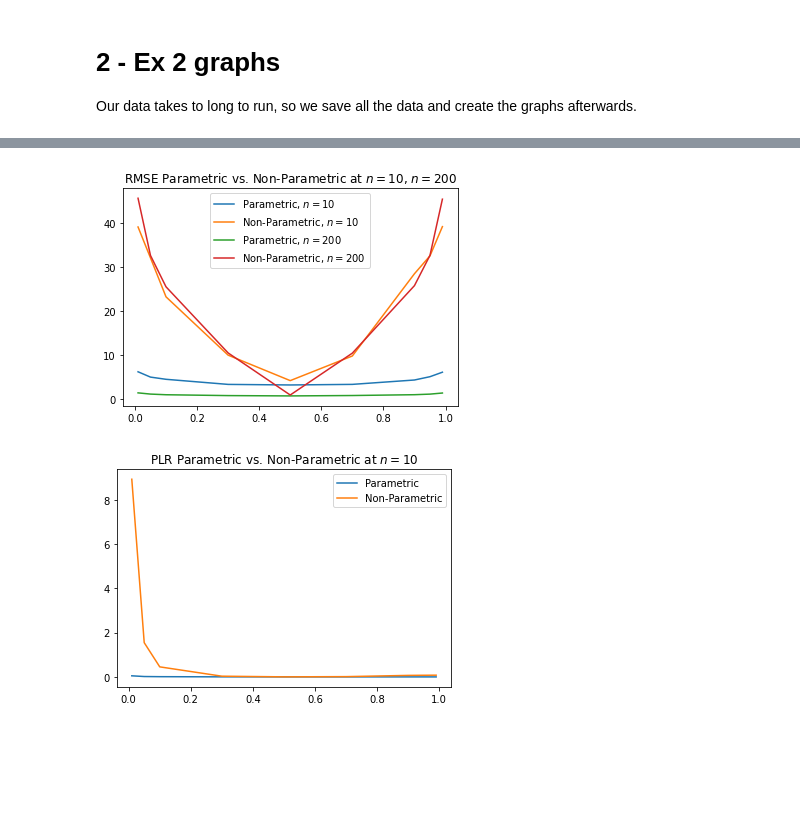
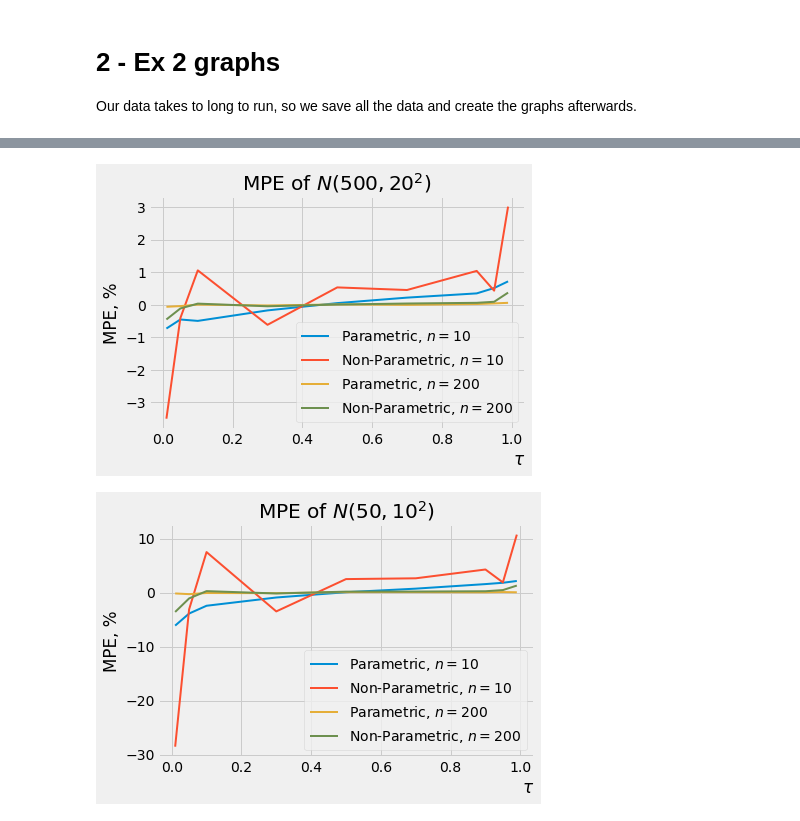
Before and after one commit to BDFteam/AcademicSkills2021, a Jupyter notebook: ex2graphs.ipynb, the cells around one changed output, grey strips where cells are left out. Cells and saved outputs as stored; diff of their text form; code cells hidden in the pictures; blank space fills up the shorter version.

```diff
--- a/ex2graphs.ipynb
+++ b/ex2graphs.ipynb
@@ -8,0 +4,15 @@ data = np.load("/Users/micha/Documents/GitHub/AcedemicSkills2021/r-norm-210622-1
+# %%
+import numpy as np
+import matplotlib.pyplot as plt
+
+plt.grid(True)
+plt.style.use('fivethirtyeight')
+
+data = np.load("/Users/micha/Documents/GitHub/AcedemicSkills2021/r-norm-210624-191625.npy")
+data_log = np.load("/Users/micha/Documents/GitHub/AcedemicSkills2021/r-lognorm-210624-224151.npy")
+
+target_surface = [0.01, 0.05, 0.1, 0.3, 0.5, 0.7, 0.9, 0.95, 0.99]
+locations = [50, 100, 200, 500]
+scales = [1, 5, 10, 20]
+mus = [4, 5, 6, 7, 8]
+sigmas = [0.2, 0.5, 0.8, 1]
@@ -9,38 +125,28 @@ data = np.load("/Users/micha/Documents/GitHub/AcedemicSkills2021/r-norm-210622-1
 # %%
-target_surface = [0.01, 0.05, 0.1, 0.3, 0.5, 0.7, 0.9, 0.95, 0.99]
-rsme_par_10 = np.zeros(len(target_surface))
-rsme_non_10 = np.zeros(len(target_surface))
-rsme_par_200 = np.zeros(len(target_surface))
-rsme_non_200 = np.zeros(len(target_surface))
+def mpe(location_index, scale_index):
+    target_surface = [0.01, 0.05, 0.1, 0.3, 0.5, 0.7, 0.9, 0.95, 0.99]
+    mpe_par_10 = np.zeros(len(target_surface))
+    mpe_non_10 = np.zeros(len(target_surface))
+    mpe_par_200 = np.zeros(len(target_surface))
+    mpe_non_200 = np.zeros(len(target_surface))
 
-for i, t in enumerate(target_surface):
-    rsme_par_10[i] = data[2][2][0][i][0][0]
-    rsme_non_10[i] = data[2][2][0][i][1][0]
-    rsme_par_200[i] = data[2][2][3][i][0][0]
-    rsme_non_200[i] = data[2][2][3][i][1][0]
+    for i, t in enumerate(target_surface):
+        mpe_par_10[i] = data[location_index][scale_index][0][i][0][2]
+        mpe_non_10[i] = data[location_index][scale_index][0][i][1][2]
+        mpe_par_200[i] = data[location_index][scale_index][3][i][0][2]
+        mpe_non_200[i] = data[location_index][scale_index][3][i][1][2]
 
-plt.plot(target_surface, rsme_par_10)
-plt.plot(target_surface, rsme_non_10)
-plt.plot(target_surface, rsme_par_200)
-plt.plot(target_surface, rsme_non_200)
-plt.legend(["Parametric, $n = 10$", "Non-Parametric, $n = 10$", "Parametric, $n = 200$", "Non-Parametric, $n = 200$"])
-plt.title("RMSE Parametric vs. Non-Parametric at $n = 10$, $n= 200$")
-plt.show()
+    plt.plot(target_surface, mpe_par_10, lw=2)
+    plt.plot(target_surface, mpe_non_10, lw=2)
+    plt.plot(target_surface, mpe_par_200, lw=2)
+    plt.plot(target_surface, mpe_non_200, lw=2)
+    plt.legend(["Parametric, $n = 10$", "Non-Parametric, $n = 10$", "Parametric, $n = 200$", "Non-Parametric, $n = 200$"])
+    plt.title(f"MPE of $N({locations[location_index]}, {scales[scale_index]}^2)$")
+    plt.xlabel("$\\tau$", loc="right")
+    plt.ylabel("MPE, %")
+    plt.show()
+mpe(3, 3)
+mpe(0, 2)
 # %% [output]
-[figure, old version]
+[figure, new version]
+[figure, added]
-# %%
-target_surface = [0.01, 0.05, 0.1, 0.3, 0.5, 0.7, 0.9, 0.95, 0.99]
-plr_par = np.zeros(len(target_surface))
-plr_non = np.zeros(len(target_surface))
-
-for i, t in enumerate(target_surface):
-    plr_par[i] = data[2][2][0][i][0][1]
-    plr_non[i] = data[2][2][0][i][1][1]
-
-plt.plot(target_surface, plr_par)
-plt.plot(target_surface, plr_non)
-plt.legend(["Parametric", "Non-Parametric"])
-plt.title("PLR Parametric vs. Non-Parametric at $n = 10$")
-plt.show()
-# %% [output]
-[figure, removed]
```
Also changed, not shown: parts of 6 cells of this notebook, 16 other files.
